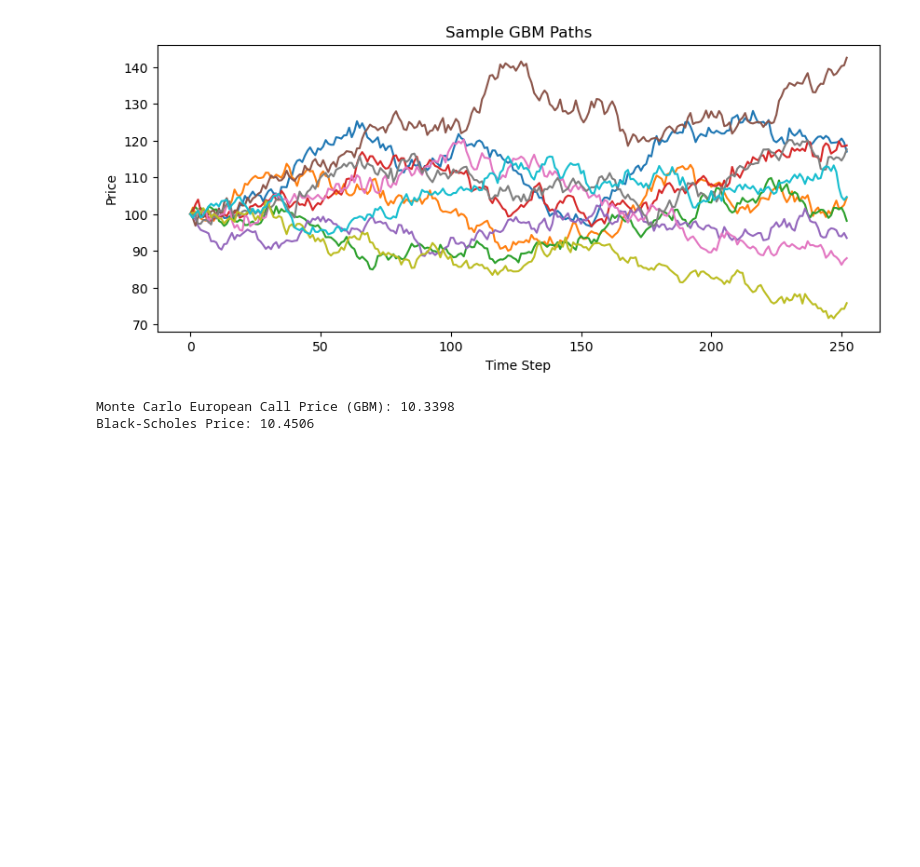
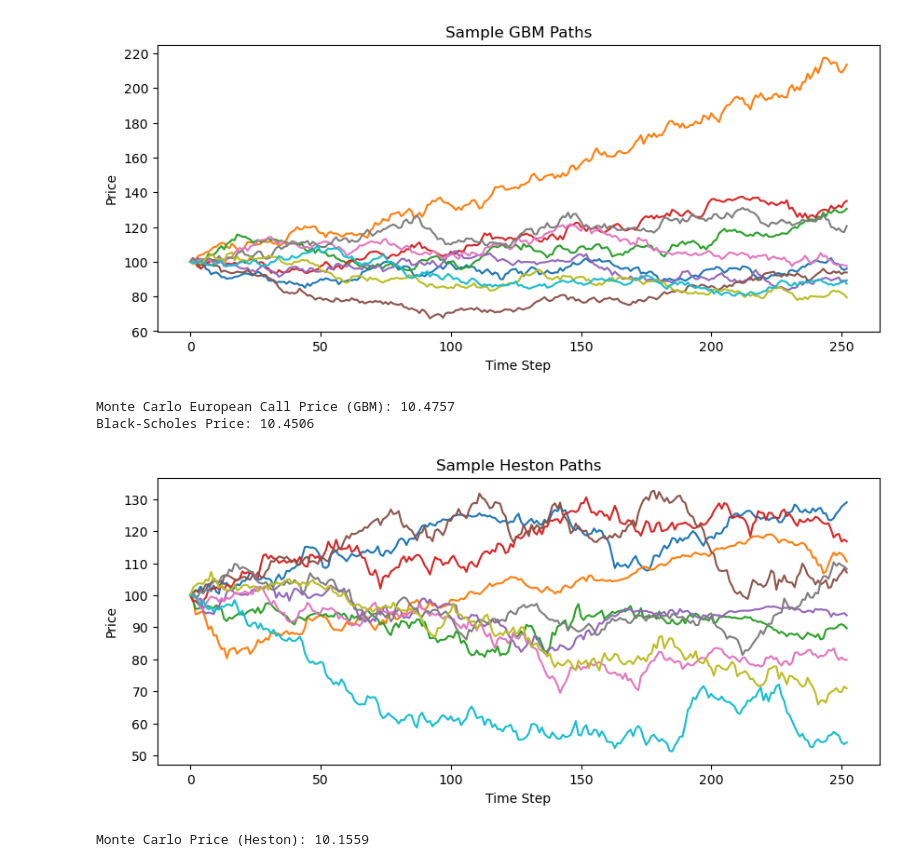
Before and after one commit to j85liu/options-pricing, a Jupyter notebook: monte_carlo_option_pricing.ipynb, the cells around one changed output. Cells and saved outputs as stored; diff of their text form; code cells hidden in the pictures; blank space fills up the shorter version.

Commit message:
heston paths

```diff
--- a/monte_carlo_option_pricing.ipynb
+++ b/monte_carlo_option_pricing.ipynb
@@ -21,38 +21,46 @@ n_steps = 252
 
 # --- Generate GBM Paths ---
 gbm_paths = generate_gbm_paths(S0, r, sigma, T, n_steps, n_paths)
 
 # --- Plot Sample Paths ---
 plt.figure(figsize=(10, 4))
 plt.plot(gbm_paths[:, :10])
 plt.title("Sample GBM Paths")
 plt.xlabel("Time Step")
 plt.ylabel("Price")
 plt.show()
 
 # --- Calculate Monte Carlo Price ---
 terminal_prices = gbm_paths[-1]
 payoffs = european_call_payoff(terminal_prices, K)
 mc_price = np.exp(-r * T) * np.mean(payoffs)
 print(f"Monte Carlo European Call Price (GBM): {mc_price:.4f}")
 
 # --- Compare with Black-Scholes ---
 bs_price = black_scholes_price(S0, K, T, r, sigma, option_type="call")
 print(f"Black-Scholes Price: {bs_price:.4f}")
 
 # --- Industry Note ---
 # Traders use GBM as a starting point. For smile/skew, they use stochastic volatility models like Heston.
 # We'll now implement a simplified Heston model for realism.
 
 # --- Optional: Generate Heston Paths ---
-# heston_paths = generate_heston_paths(S0, T, r, v0=0.04, kappa=1.5, theta=0.04, sigma_v=0.3, rho=-0.7, steps=n_steps, n_paths=n_paths)
-# heston_prices = heston_paths[-1]
-# heston_payoffs = european_call_payoff(heston_prices, K)
-# heston_mc_price = np.exp(-r * T) * np.mean(heston_payoffs)
-# print(f"Monte Carlo Price (Heston): {heston_mc_price:.4f}")
+heston_paths = generate_heston_paths(S0, T, r, v0=0.04, kappa=1.5, theta=0.04, sigma_v=0.3, rho=-0.7, steps=n_steps, n_paths=n_paths)
+plt.figure(figsize=(10, 4))
+plt.plot(heston_paths[:, :10])
+plt.title("Sample Heston Paths")
+plt.xlabel("Time Step")
+plt.ylabel("Price")
+plt.show()
+heston_prices = heston_paths[-1]
+heston_payoffs = european_call_payoff(heston_prices, K)
+heston_mc_price = np.exp(-r * T) * np.mean(heston_payoffs)
+print(f"Monte Carlo Price (Heston): {heston_mc_price:.4f}")
 
 # --- Next: Extend to other exotic options like Asian, Barrier, Digital ---
 # %% [output]
-[figure, old version]
+[figure, new version]
-Monte Carlo European Call Price (GBM): 10.3398
+Monte Carlo European Call Price (GBM): 10.4757
 Black-Scholes Price: 10.4506
+[figure, added]
+Monte Carlo Price (Heston): 10.1559
```
